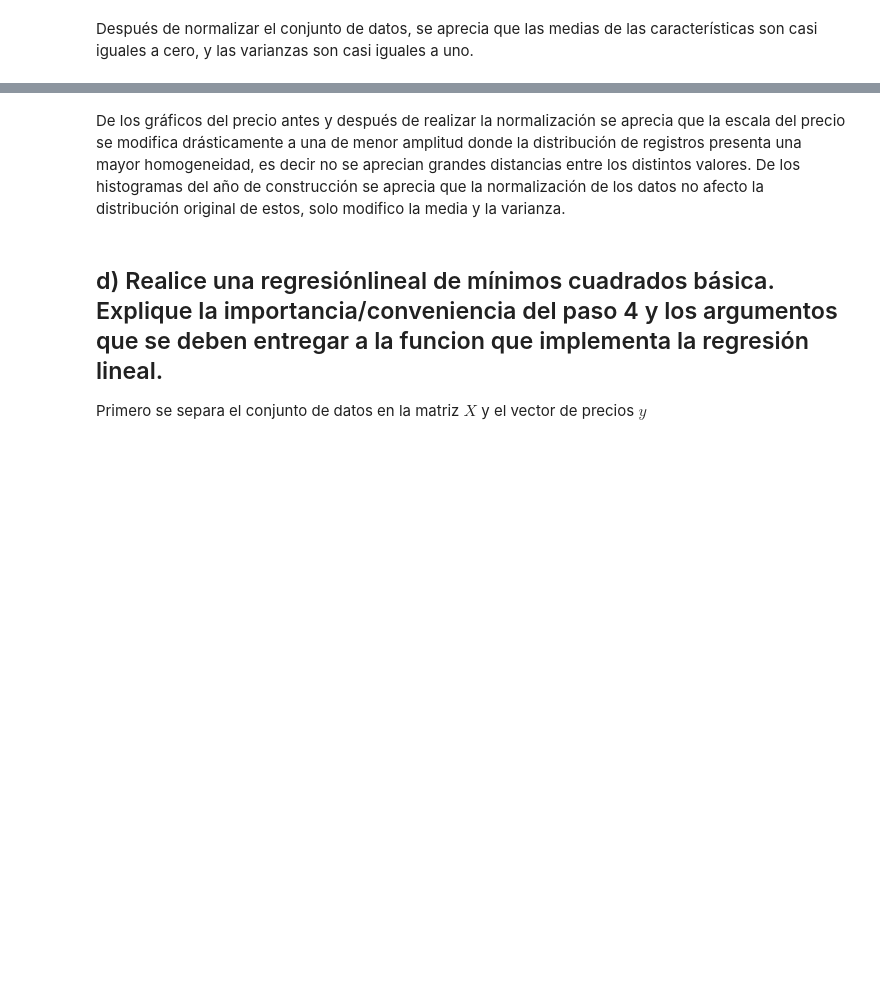
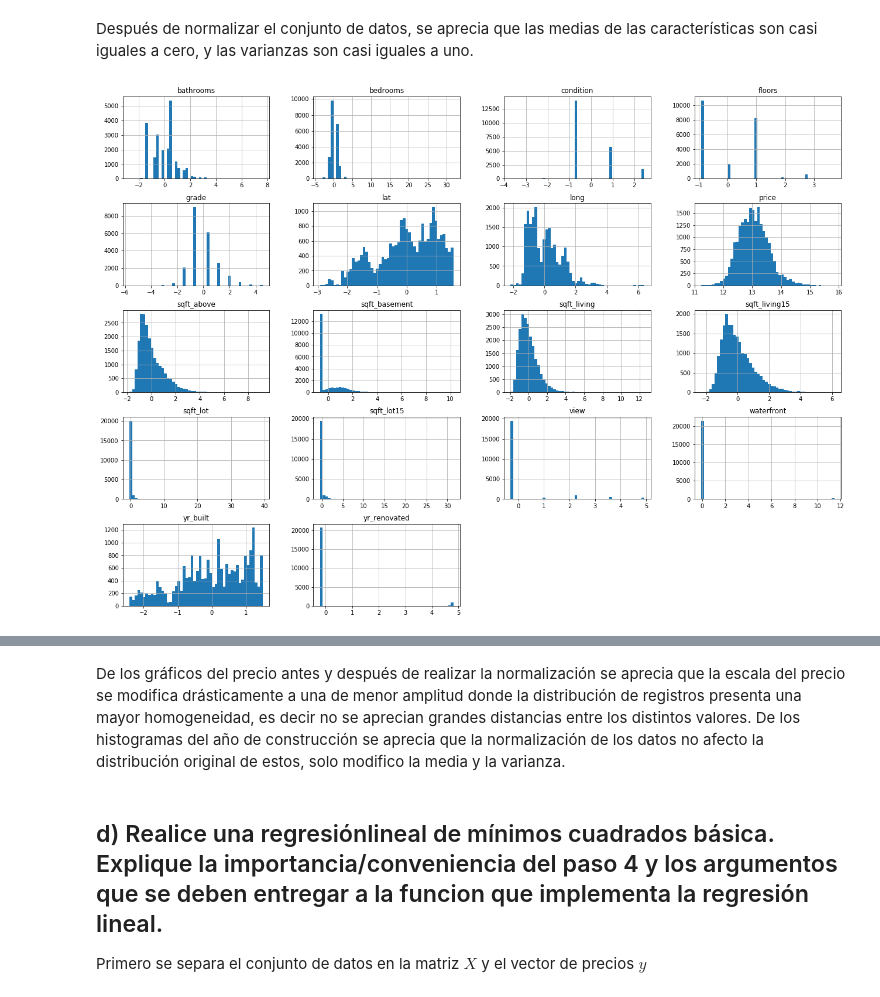
Before and after one commit to Caimapo/MachineLearning2017-02, a Jupyter notebook: Tarea 1 Máquinas de Aprendizaje.ipynb, the cells around one changed output, grey strips where cells are left out. Drawn from its saved outputs; the diff is of its cells as text; code cells hidden in the pictures; blank space fills up the shorter version.

```diff
--- a/Tarea 1 Máquinas de Aprendizaje.ipynb
+++ b/Tarea 1 Máquinas de Aprendizaje.ipynb
@@ -119,6 +124,11 @@ df_scaled.describe()
 | max | 15.856731 | 3.185793e+01 | 7.641730e+00 | 1.247807e+01 | 3.950434e+01 | 3.714405e+00 | 1.147149e+01 | 4.914129e+00 | 2.444294e+00 | 4.545672e+00 | ... |
 # %% [markdown]
 Después de normalizar el conjunto de datos, se aprecia que las medias de las características son casi iguales a cero, y las varianzas son casi iguales a uno.
+# %%
+df_scaled.hist(bins=50, figsize=(22,16))
+plt.show()
+# %% [output]
+[figure, added]
 # %%
 def set_style(axarr, lx, ly, title):
     axarr.set_xlabel(lx)
```
Also changed, not shown: parts of 18 cells of this notebook.
